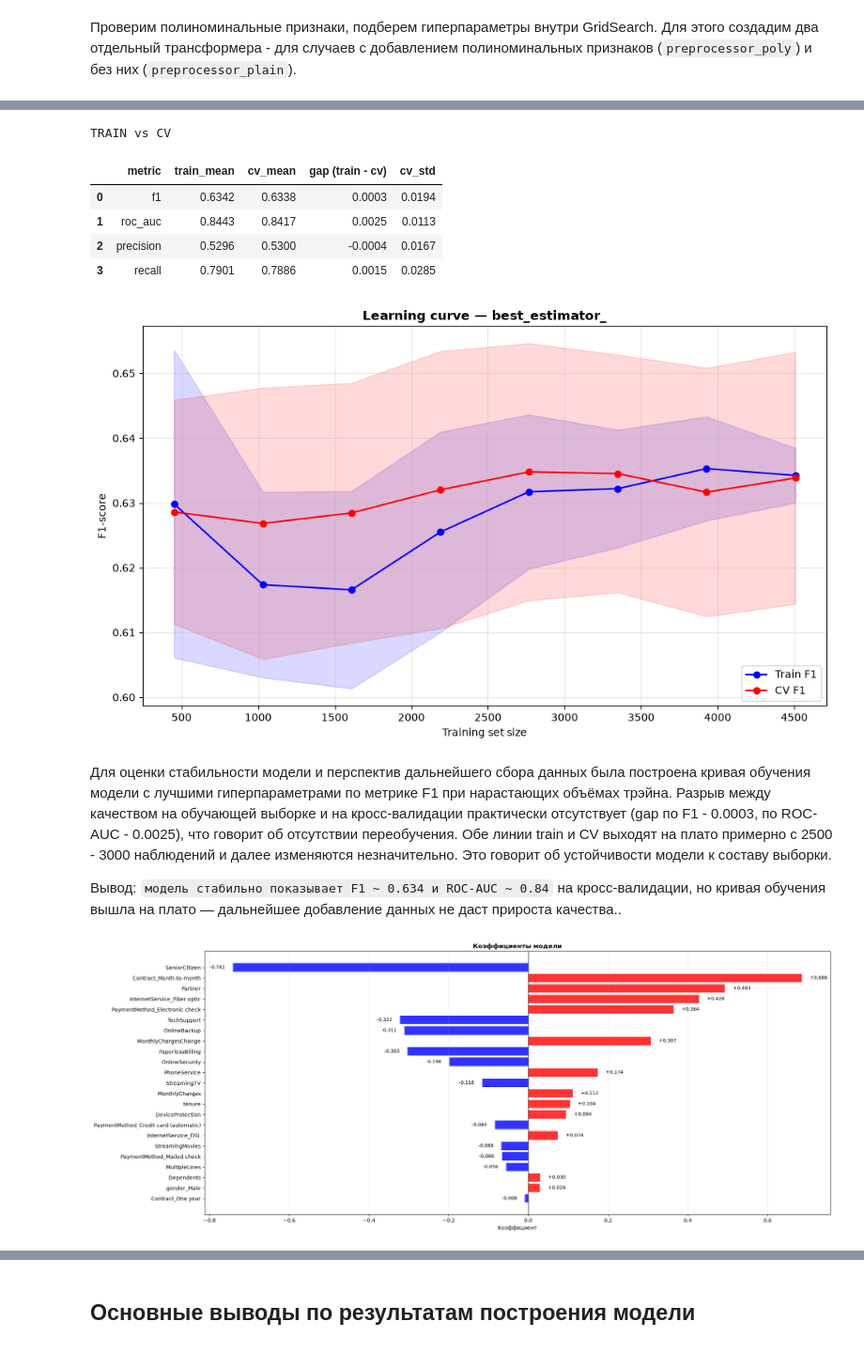
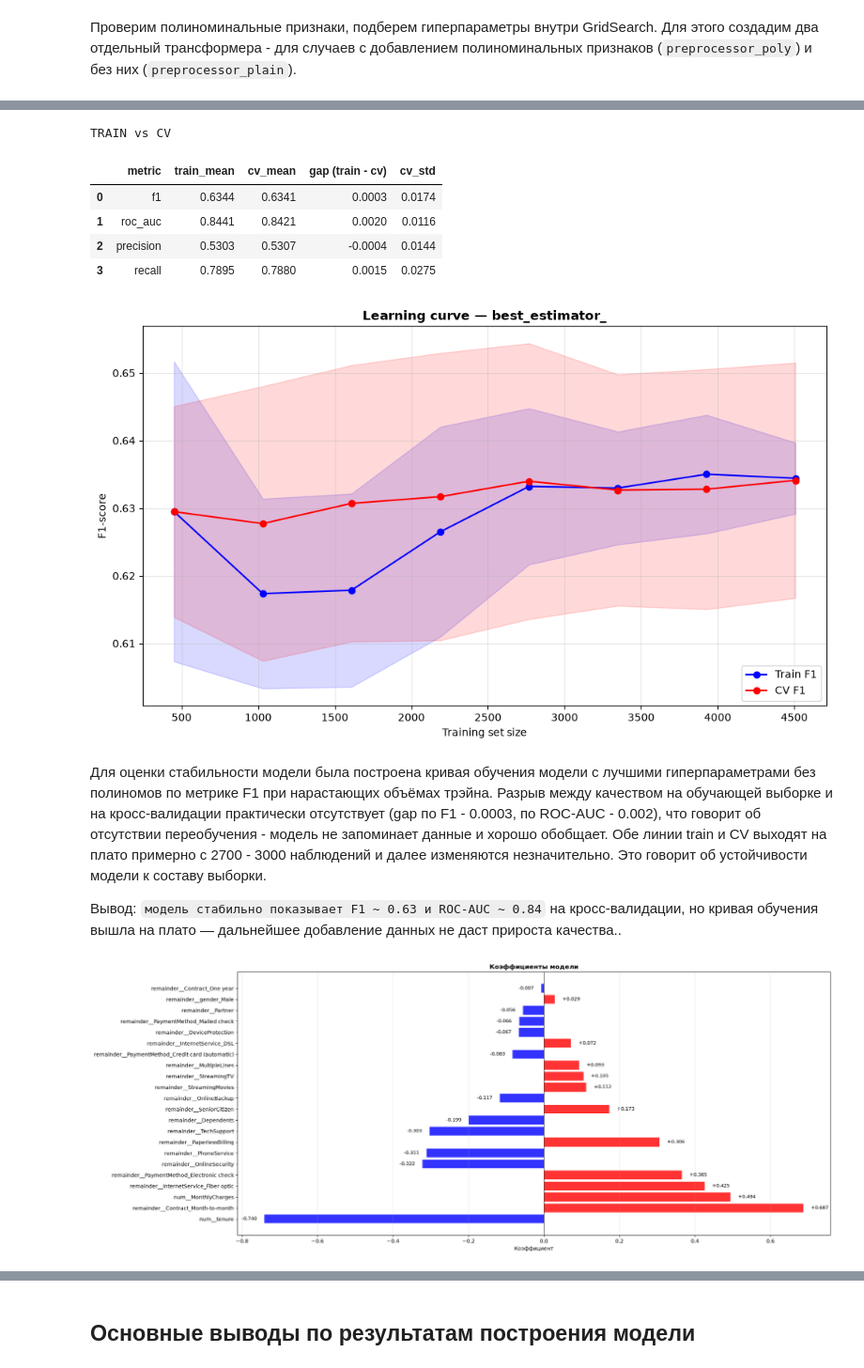
Before and after one commit to EntroKita/case_customer_churn, a Jupyter notebook: pipeline_customer_churn.ipynb, the cells around one changed output, grey strips where cells are left out. Shown at 94% size. Saved outputs shown, nothing was run; the diff lists cells and outputs as text; code cells hidden in the pictures.

```diff
--- a/pipeline_customer_churn.ipynb
+++ b/pipeline_customer_churn.ipynb
@@ -1396,6 +1396,7 @@ plt.show()
 # %%
-X_train = X_train.drop('NumServices', axis=1)
-X_test = X_test.drop('NumServices', axis=1)
+X_train = X_train.drop(['NumServices', 'MonthlyChargesChange'], axis=1)
+X_test = X_test.drop(['NumServices', 'MonthlyChargesChange'], axis=1)
 numeric_features.remove('NumServices')
+numeric_features.remove('MonthlyChargesChange')
 # %%
 y_train_bin = (y_train == 1).astype(int)
@@ -1477,9 +1478,8 @@ preprocessor_poly = ColumnTransformer(
             ('poly', PolynomialFeatures(include_bias=False)),
             ('scaler_after', StandardScaler())
         ]), ['tenure', 'MonthlyCharges']),
-        ('num_linear', StandardScaler(), ['MonthlyChargesChange'])
     ],
-    remainder='drop'
+remainder='passthrough'
 )
 
 pipeline = Pipeline(steps=[
@@ -1685,0 +1698,15 @@ plt.show()
+# %%
+res = pd.DataFrame(grid.cv_results_)
+
+mask_plain = res['param_preprocessor__num_poly__poly__degree'].isna()
+plain_res = res[mask_mask := mask_plain].sort_values('mean_test_f1', ascending=False)
+best_plain_idx = plain_res.index[0]
+
+best_plain_params = {k: v for k, v in res.loc[best_plain_idx, 'params'].items()}
+print("Лучшие параметры без полиномов:")
+for k, v in best_plain_params.items():
+    print(f"  {k}: {v}")
+print(f"F1 (mean CV) = {res.loc[best_plain_idx, 'mean_test_f1']:.4f}")
+
+best_model_plain = grid.best_estimator_
+best_model_plain.set_params(**best_plain_params)
@@ -1686,6 +1732,6 @@ plt.show()
 # %%
 cv_res = cross_validate(
-    grid.best_estimator_,
+    best_model_plain,
     X_train, y_train_bin,
     cv=cv,
     scoring=['f1', 'roc_auc', 'precision', 'recall'],
@@ -1745,45 +1791,45 @@ plt.show()
 # %% [output]
 TRAIN vs CV
 |  | metric | train_mean | cv_mean | gap (train - cv) | cv_std |
-| 0 | f1 | 0.6342 | 0.6338 | 0.0003 | 0.0194 |
-| 1 | roc_auc | 0.8443 | 0.8417 | 0.0025 | 0.0113 |
-| 2 | precision | 0.5296 | 0.5300 | -0.0004 | 0.0167 |
-| 3 | recall | 0.7901 | 0.7886 | 0.0015 | 0.0285 |
+| 0 | f1 | 0.6344 | 0.6341 | 0.0003 | 0.0174 |
+| 1 | roc_auc | 0.8441 | 0.8421 | 0.0020 | 0.0116 |
+| 2 | precision | 0.5303 | 0.5307 | -0.0004 | 0.0144 |
+| 3 | recall | 0.7895 | 0.7880 | 0.0015 | 0.0275 |
-[figure, old version]
+[figure, new version]
 # %% [markdown]
-Для оценки стабильности модели и перспектив дальнейшего сбора данных была построена кривая обучения модели с лучшими гиперпараметрами по метрике F1 при нарастающих объёмах трэйна.
-Разрыв между качеством на обучающей выборке и на кросс-валидации практически отсутствует (gap по F1 - 0.0003, по ROC-AUC - 0.0025), что говорит об отсутствии переобучения.
-Обе линии train и CV выходят на плато примерно с 2500 - 3000 наблюдений и далее изменяются незначительно. Это говорит об устойчивости модели к составу выборки.
+Для оценки стабильности модели была построена кривая обучения модели с лучшими гиперпараметрами без полиномов по метрике F1 при нарастающих объёмах трэйна.
+Разрыв между качеством на обучающей выборке и на кросс-валидации практически отсутствует (gap по F1 - 0.0003, по ROC-AUC - 0.002), что говорит об отсутствии переобучения - модель не запоминает данные и хорошо обобщает.
+Обе линии train и CV выходят на плато примерно с 2700 - 3000 наблюдений и далее изменяются незначительно. Это говорит об устойчивости модели к составу выборки.
 
 
-Вывод: `модель стабильно показывает F1 ~ 0.634 и ROC-AUC ~ 0.84` на кросс-валидации, но кривая обучения вышла на плато — дальнейшее добавление данных не даст прироста качества..
+Вывод: `модель стабильно показывает F1 ~ 0.63 и ROC-AUC ~ 0.84` на кросс-валидации, но кривая обучения вышла на плато — дальнейшее добавление данных не даст прироста качества..
 # %%
-best_model = grid.best_estimator_
-clf  = best_model.named_steps['classifier']
-feature_names = X_train.columns
+best_model_plain.fit(X_train, y_train_bin)
+
+clf = best_model_plain.named_steps['classifier']
+feature_names = best_model_plain.named_steps['preprocessor'].get_feature_names_out()
 coef = clf.coef_[0]
 
 coef_sorted = pd.DataFrame({
     'feature': feature_names,
     'coef': coef,
     'abs_coef': np.abs(coef),
-}).sort_values('abs_coef', ascending=False).reset_index(drop=True).iloc[::-1]
+}).sort_values('abs_coef', ascending=False).reset_index(drop=True)
 
-# построим график
 fig, ax = plt.subplots(figsize=(20, 8))
 colors = ['red' if c > 0 else 'blue' for c in coef_sorted['coef']]
 ax.barh(coef_sorted['feature'], coef_sorted['coef'], color=colors, alpha=0.8)
 ax.axvline(0, color='black', linewidth=0.8)
 
 for i, c in enumerate(coef_sorted['coef']):
     ax.text(c + (0.02 if c >= 0 else -0.02), i, f'{c:+.3f}',
             va='center', ha='left' if c >= 0 else 'right', fontsize=9)
 
 ax.set_xlabel('Коэффициент')
 ax.set_title('Коэффициенты модели', fontweight='bold')
 ax.grid(True, alpha=0.3, axis='x')
 plt.tight_layout()
 plt.show()
 # %% [output]
-[figure, old version]
+[figure, new version]
 # %% [markdown]
```
Also changed, not shown: parts of 24 cells of this notebook.
